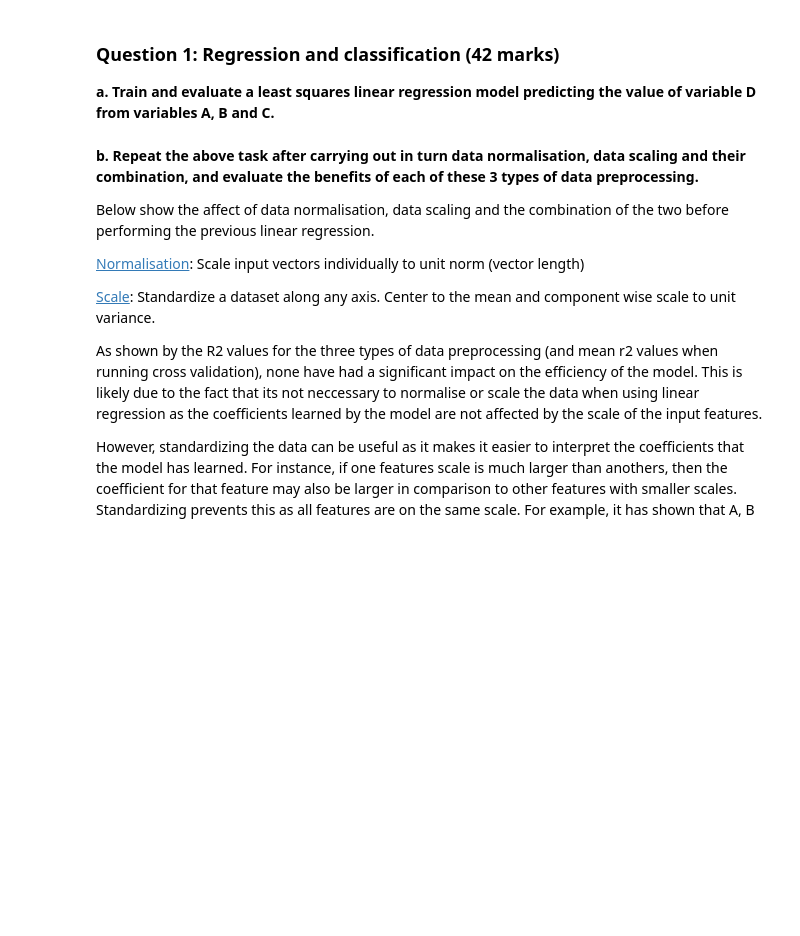
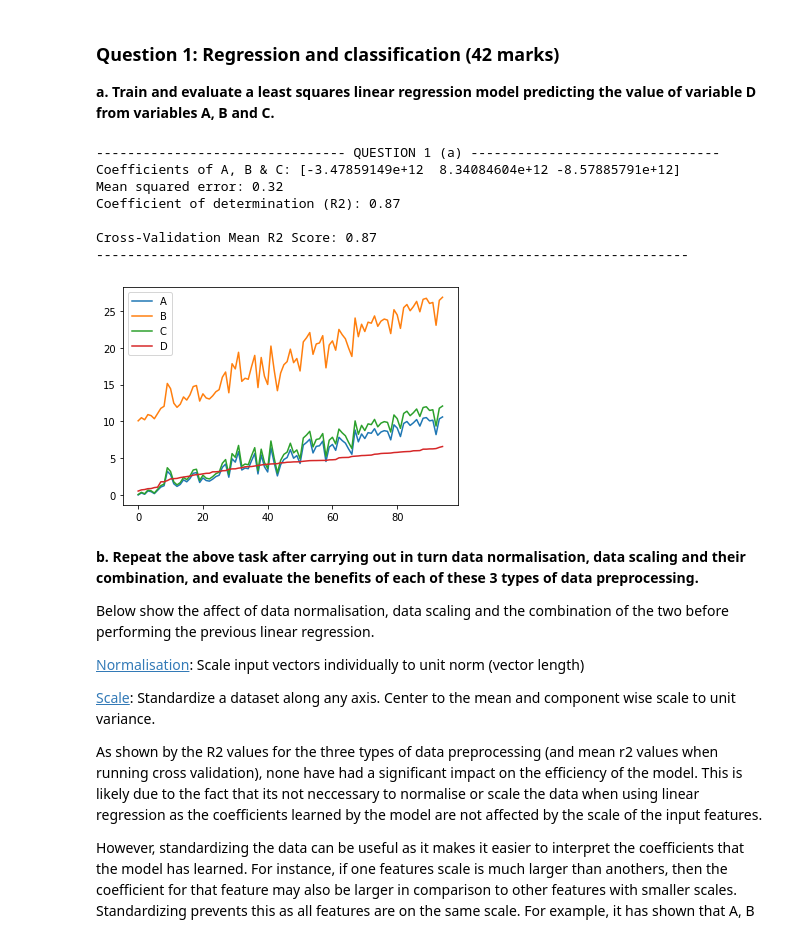
Before and after one commit to LucyIvatt/probabilistic-and-deep-learning, a Jupyter notebook: int3.ipynb, the cells around one changed output. Drawn from its saved outputs; the diff is of its cells as text; code cells hidden in the pictures; blank space fills up the shorter version.

Commit message:
question 3 split dataset

```diff
--- a/int3.ipynb
+++ b/int3.ipynb
@@ -44,46 +44,57 @@ def least_squares_regression(data, train_size, v=0, log=True):
     # Creates a copy of the data so the original data is not modified by the function
     data = deepcopy(data)
 
-    match v:
-        case 1 | 3:
+    if v == 1 or v == 3:
             data = normalize(data, axis=0) # axis=0 normalises the data by feature
-        case 2 | 3:
+
+    if v == 2 or v == 3:
             data = scale(data)
-        case 4 | 6:
+
+    if v == 4 or v == 6:
             minmax = MinMaxScaler()
             data = minmax.fit_transform(data)
-        case 5 | 6:
+
+    if v == 5 or v == 6:
             scaler = StandardScaler()
             data = scaler.fit_transform(data)
 
     df = pd.DataFrame(data, columns = ['A','B','C', 'D'])
     df.plot()
 
     # Splits the data into training and test sets
     X_train, X_test, y_train, y_test, X, y = split_data(data, train_size)
 
     # Train model and make predictions
     regr = linear_model.LinearRegression()
     regr.fit(X_train, y_train)
     y_pred = regr.predict(X_test)
 
     # Test of generalisation (10-fold cross-validation)
     scores = cross_val_score(regr, X, y, cv=10)
 
     # Prints the results
     if log:
         print("Coefficients of A, B & C:", regr.coef_)
         print('Mean squared error: %.2f'
             % mean_squared_error(y_test, y_pred))
         print('Coefficient of determination (R2): %.2f'
             % r2_score(y_test, y_pred))
         print("\nCross-Validation Mean R2 Score: " + str(scores.mean().round(2)))
 
     return regr, scores.mean()
 
 print("-" * 32 + " QUESTION 1 (a) " + "-" * 32)
 least_squares_regression(data=DATA, train_size=75)
 print("-" * 76)
+# %% [output]
+-------------------------------- QUESTION 1 (a) --------------------------------
+Coefficients of A, B & C: [-3.47859149e+12  8.34084604e+12 -8.57885791e+12]
+Mean squared error: 0.32
+Coefficient of determination (R2): 0.87
+
+Cross-Validation Mean R2 Score: 0.87
+----------------------------------------------------------------------------
+[figure, added]
 # %% [markdown]
 **b. Repeat the above task after carrying out in turn data normalisation, data scaling and
 their combination, and evaluate the benefits of each of these 3 types of data preprocessing.**
```
Also changed, not shown: parts of 8 cells of this notebook.
